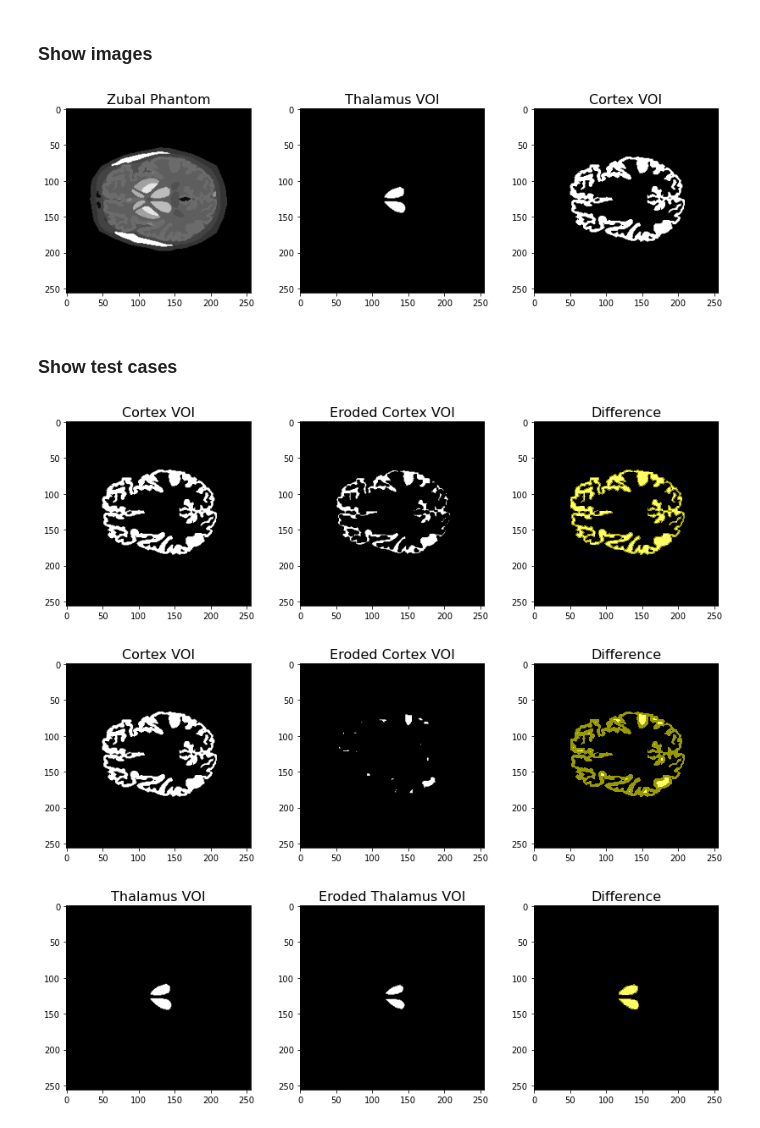
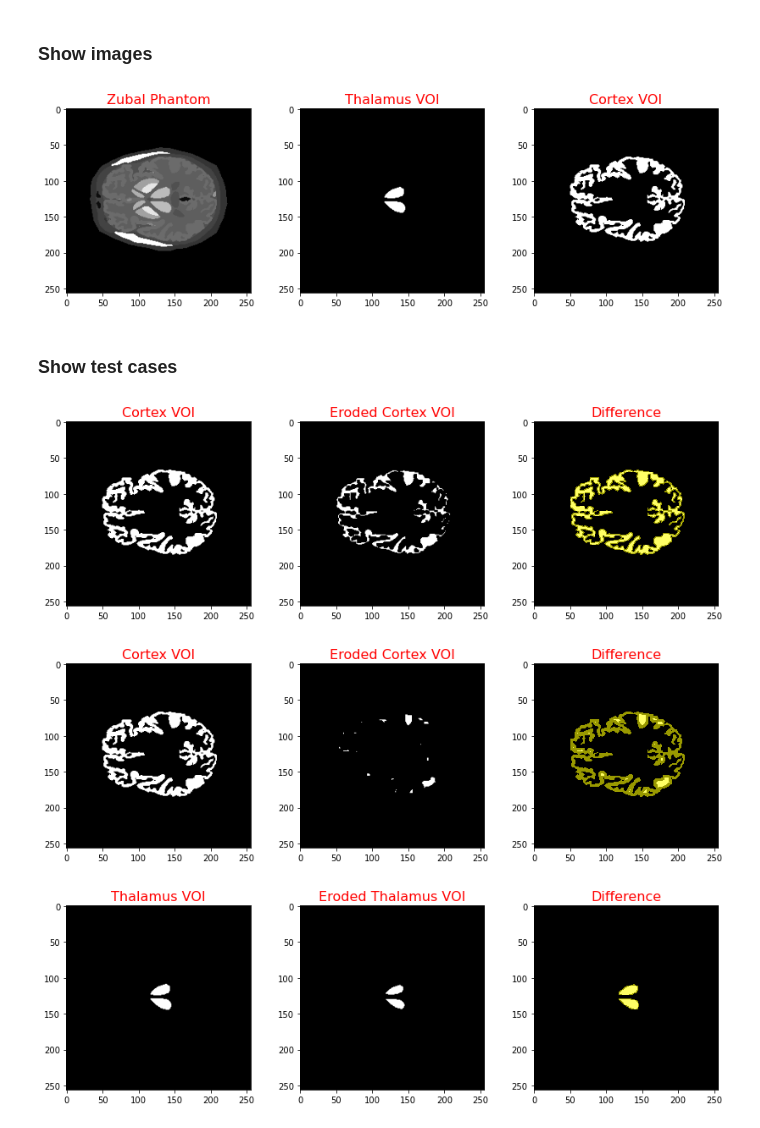
Before and after one commit to zax0s/RU, a Jupyter notebook: Instructions/Instruction_files.ipynb, the cells around one changed output. Cells and saved outputs as stored; diff of their text form; code cells hidden in the pictures.

```diff
--- a/Instructions/Instruction_files.ipynb
+++ b/Instructions/Instruction_files.ipynb
@@ -29,14 +29,14 @@ CortexVOI[:,:,62].reshape(256*256,order='F').astype('float32').tofile('Cortex_2D
 # %%
 fig, (ax1, ax2, ax3) = plt.subplots(1, 3,figsize=(14,4))
 ax1.imshow(image_GT[:,:,62],cmap='gray',vmin=0)
-ax1.set_title('Zubal Phantom',size=16)
+ax1.set_title('Zubal Phantom',size=16,color='red')
 ax2.imshow(ThalamusVOI[:,:,62],cmap='gray',vmin=0)
-ax2.set_title('Thalamus VOI',size=16)
+ax2.set_title('Thalamus VOI',size=16,color='red')
 ax3.imshow(CortexVOI[:,:,62],cmap='gray',vmin=0)
-ax3.set_title('Cortex VOI',size=16)
+ax3.set_title('Cortex VOI',size=16,color='red')
 plt.savefig('Input_Images.png',bbox_inches='tight',dpi=400)
 # %% [output]
-[figure, old version]
+[figure, new version]
 # %% [markdown]
 ### Show test cases
 # %%
@@ -44,43 +44,43 @@ fig, (ax1, ax2, ax3) = plt.subplots(1, 3,figsize=(14,4))
 CortexVOI = load2D('Cortex_2DVOI.img')
 CortexVOI_eroded = load2D('Cortex_eroded.img')
 ax1.imshow(CortexVOI,cmap='gray',vmin=0)
-ax1.set_title('Cortex VOI',size=16)
+ax1.set_title('Cortex VOI',size=16,color='red')
 ax2.imshow(CortexVOI_eroded,cmap='gray',vmin=0)
-ax2.set_title('Eroded Cortex VOI',size=16)
+ax2.set_title('Eroded Cortex VOI',size=16,color='red')
 ax3.imshow(CortexVOI,cmap='gnuplot',interpolation='none')
 ax3.imshow(CortexVOI_eroded,cmap='gray', alpha=0.4,interpolation='none')
-ax3.set_title('Difference',size=16)
+ax3.set_title('Difference',size=16,color='red')
 plt.savefig('Cortex_example_k3.png',bbox_inches='tight',dpi=400)
 # %% [output]
-[figure, old version]
+[figure, new version]
 # %%
 fig, (ax1, ax2, ax3) = plt.subplots(1, 3,figsize=(14,4))
 CortexVOI = load2D('Cortex_2DVOI.img')
 CortexVOI_eroded = load2D('Cortex_eroded.img')
 ax1.imshow(CortexVOI,cmap='gray',vmin=0)
-ax1.set_title('Cortex VOI',size=16)
+ax1.set_title('Cortex VOI',size=16,color='red')
 ax2.imshow(CortexVOI_eroded,cmap='gray',vmin=0)
-ax2.set_title('Eroded Cortex VOI',size=16)
+ax2.set_title('Eroded Cortex VOI',size=16,color='red')
 ax3.imshow(CortexVOI,cmap='gnuplot',interpolation='none')
 ax3.imshow(CortexVOI_eroded,cmap='gray', alpha=0.4,interpolation='none')
-ax3.set_title('Difference',size=16)
+ax3.set_title('Difference',size=16,color='red')
 plt.savefig('Cortex_example_k7.png',bbox_inches='tight',dpi=400)
 # %% [output]
-[figure, old version]
+[figure, new version]
 # %%
 fig, (ax1, ax2, ax3) = plt.subplots(1, 3,figsize=(14,4))
 CortexVOI = load2D('Thalamus_2DVOI.img')
 CortexVOI_eroded = load2D('Thalamus_eroded.img')
 ax1.imshow(CortexVOI,cmap='gray',vmin=0)
-ax1.set_title('Thalamus VOI',size=16)
+ax1.set_title('Thalamus VOI',size=16,color='red')
 ax2.imshow(CortexVOI_eroded,cmap='gray',vmin=0)
-ax2.set_title('Eroded Thalamus VOI',size=16)
+ax2.set_title('Eroded Thalamus VOI',size=16,color='red')
 ax3.imshow(CortexVOI,cmap='gnuplot',interpolation='none')
 ax3.imshow(CortexVOI_eroded,cmap='gray', alpha=0.4,interpolation='none')
-ax3.set_title('Difference',size=16)
+ax3.set_title('Difference',size=16,color='red')
 plt.savefig('Thalamus_example_k3.png',bbox_inches='tight',dpi=400)
 # %% [output]
-[figure, old version]
+[figure, new version]
 # %%
 fig, (ax1, ax2, ax3) = plt.subplots(1, 3,figsize=(14,4))
 CortexVOI = load2D('Thalamus_2DVOI.img')
```
Also changed, not shown: parts of 1 cell of this notebook, 10 other files.
